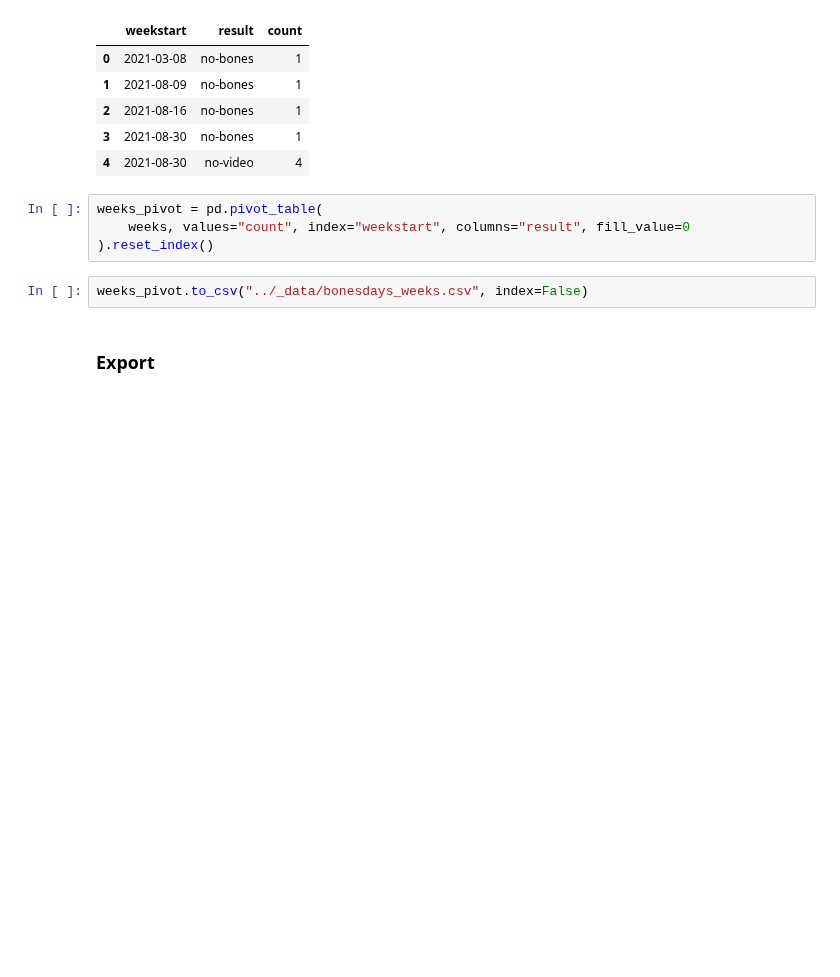
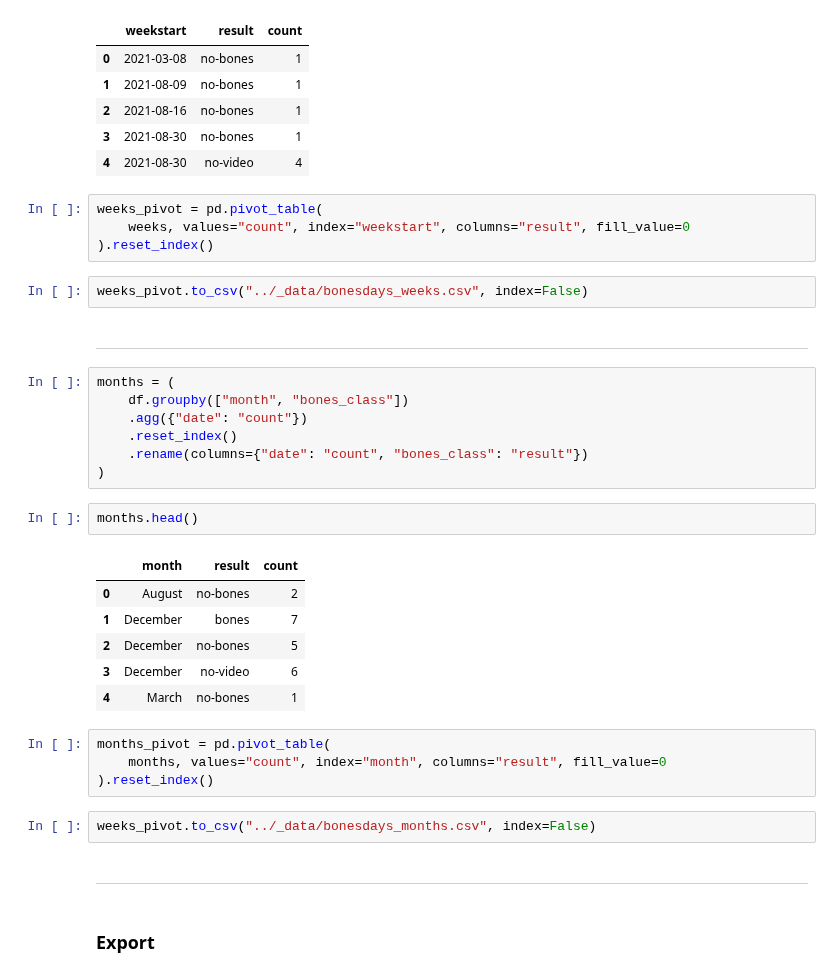
Before and after one commit to stiles/noodle-tracker, a Jupyter notebook: _workspace/00-process-noodle-data.ipynb, the cells around one changed output. Saved outputs shown, nothing was run; the diff lists cells and outputs as text; blank space fills up the shorter version.

Commit message:
months

```diff
--- a/_workspace/00-process-noodle-data.ipynb
+++ b/_workspace/00-process-noodle-data.ipynb
@@ -246,8 +246,34 @@ weeks.head()
 weeks_pivot = pd.pivot_table(
     weeks, values="count", index="weekstart", columns="result", fill_value=0
 ).reset_index()
-# %%
-weeks_pivot.to_csv("../_data/bonesdays_weeks.csv", index=False)
+# %%
+weeks_pivot.to_csv("../_data/bonesdays_weeks.csv", index=False)
+# %% [markdown]
+---
+# %%
+months = (
+    df.groupby(["month", "bones_class"])
+    .agg({"date": "count"})
+    .reset_index()
+    .rename(columns={"date": "count", "bones_class": "result"})
+)
+# %%
+months.head()
+# %% [output]
+|  | month | result | count |
+| 0 | August | no-bones | 2 |
+| 1 | December | bones | 7 |
+| 2 | December | no-bones | 5 |
+| 3 | December | no-video | 6 |
+| 4 | March | no-bones | 1 |
+# %%
+months_pivot = pd.pivot_table(
+    months, values="count", index="month", columns="result", fill_value=0
+).reset_index()
+# %%
+weeks_pivot.to_csv("../_data/bonesdays_months.csv", index=False)
+# %% [markdown]
+---
 # %% [markdown]
 ### Export
 # %%
```
Also changed, not shown: 1 other file.
